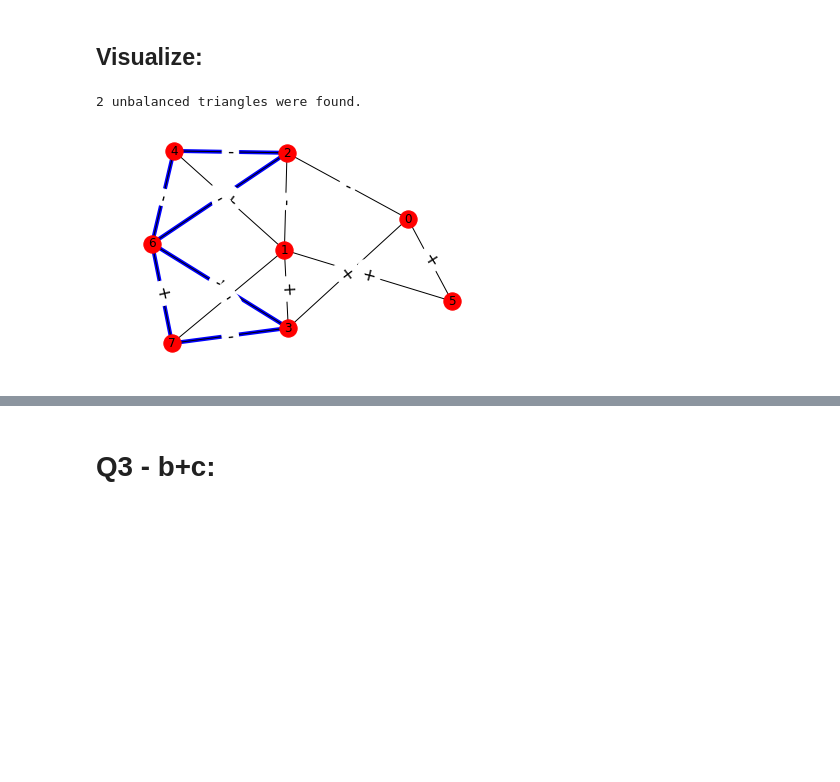
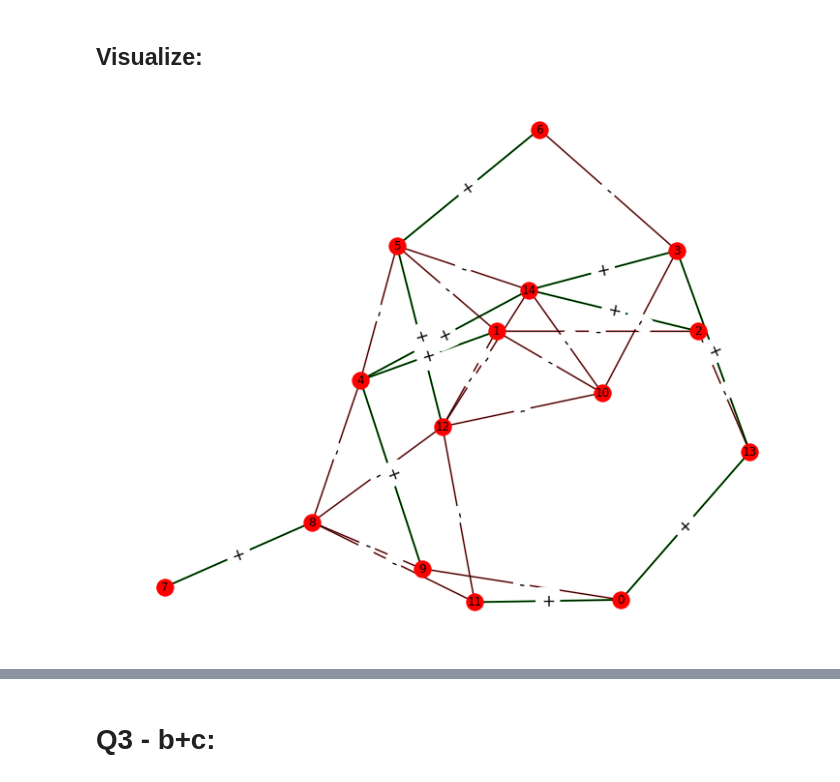
Before and after one commit to giditietz/network-algorithms, a Jupyter notebook: HW1.ipynb, the cells around one changed output, grey strips where cells are left out. Drawn from its saved outputs; the diff is of its cells as text; code cells hidden in the pictures; blank space fills up the shorter version.

```diff
--- a/HW1.ipynb
+++ b/HW1.ipynb
@@ -213,5 +263,5 @@ def check_balance(G):
 # %%
-def create_ER_random_signed_graph(n=10,p=0.5,plus_prob=0.5):
+def create_ER_random_signed_graph(n=10,p=0.2,plus_prob=0.5):
     G = nx.Graph()
     #Now add 'n' nodes:
     G.add_nodes_from(range(n))
@@ -225,2 +293,22 @@ def create_ER_random_signed_graph(n=10,p=0.5,plus_prob=0.5):
+# %%
+def visualize_Graph(G,show_labels = True, bold_red = False):
+    show_labels = False if len(G.nodes())>15 else True
+    red_width = 10 if bold_red else 2
+    plt.figure(figsize=(12,10))
+    plt.axis('off')
+    if G==-1:
+        return
+    pos=nx.kamada_kawai_layout(G) # Just a nice layout
+    for i in pos:
+        pos[i][0] = pos[i][0] * 2 # x coordinate
+        pos[i][1] = pos[i][1] * 2 # y coordinate
+    labels = dict([((u, v), d['sign']) for u, v, d in G.edges(data=True)])
+    good=[(u,v) for (u,v,d) in G.edges(data=True) if d['sign'] =='+']
+    bad=[(u,v) for (u,v,d) in G.edges(data=True) if d['sign'] == '-']
+    if show_labels:
+        nx.draw_networkx_edge_labels(G,pos=pos, edge_labels=labels,font_size = 17)
+    e = nx.draw_networkx_edges(G,pos,edgelist=good, width=2, edge_color='g')
+    e = nx.draw_networkx_edges(G,pos,edgelist=bad, width=red_width,alpha=0.5,edge_color='r')
+    nx.draw(G,pos=pos,with_labels=True)
 # %% [markdown]
 ## Visualize:
@@ -240,6 +315,5 @@ def visualize_balance(G):
 # %%
-G = create_ER_random_signed_graph(8,p = 0.3,plus_prob=0.5 )
-visualize_balance(G)
+G =create_ER_random_signed_graph(n=15,p=0.15,plus_prob=0.5)
+visualize_Graph(G)
 # %% [output]
-2 unbalanced triangles were found.
-[figure, old version]
+[figure, new version]
```
Also changed, not shown: parts of 24 cells of this notebook, 1 other file.
